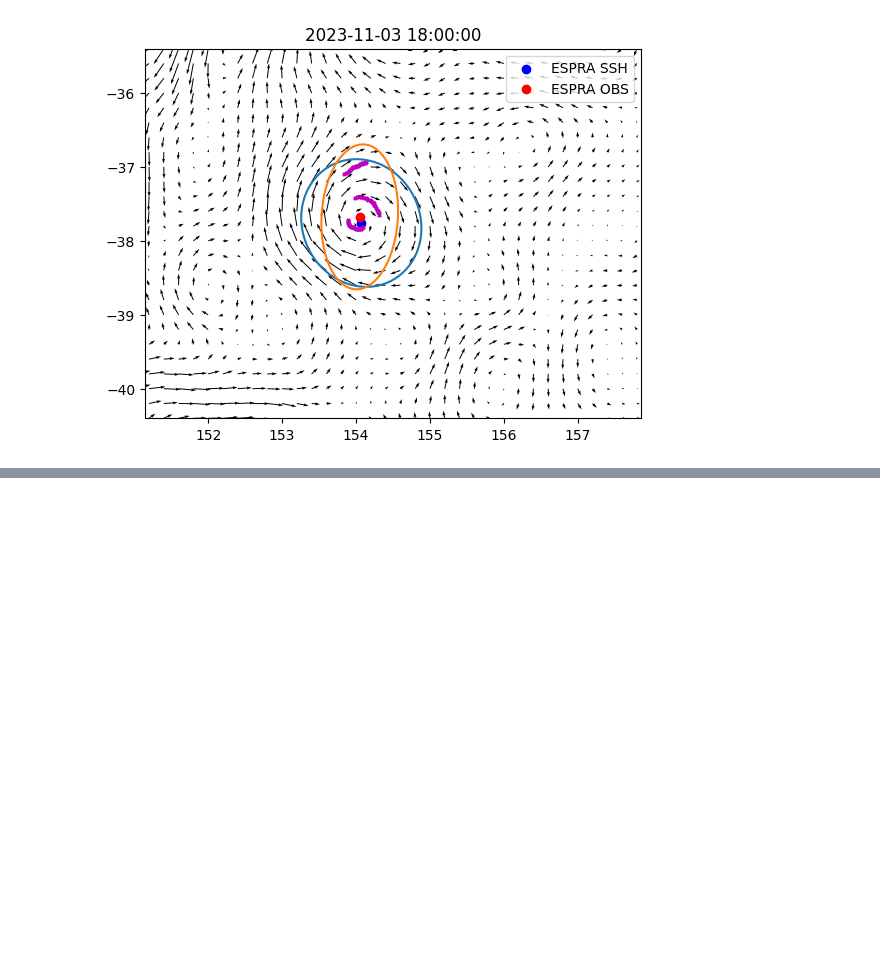
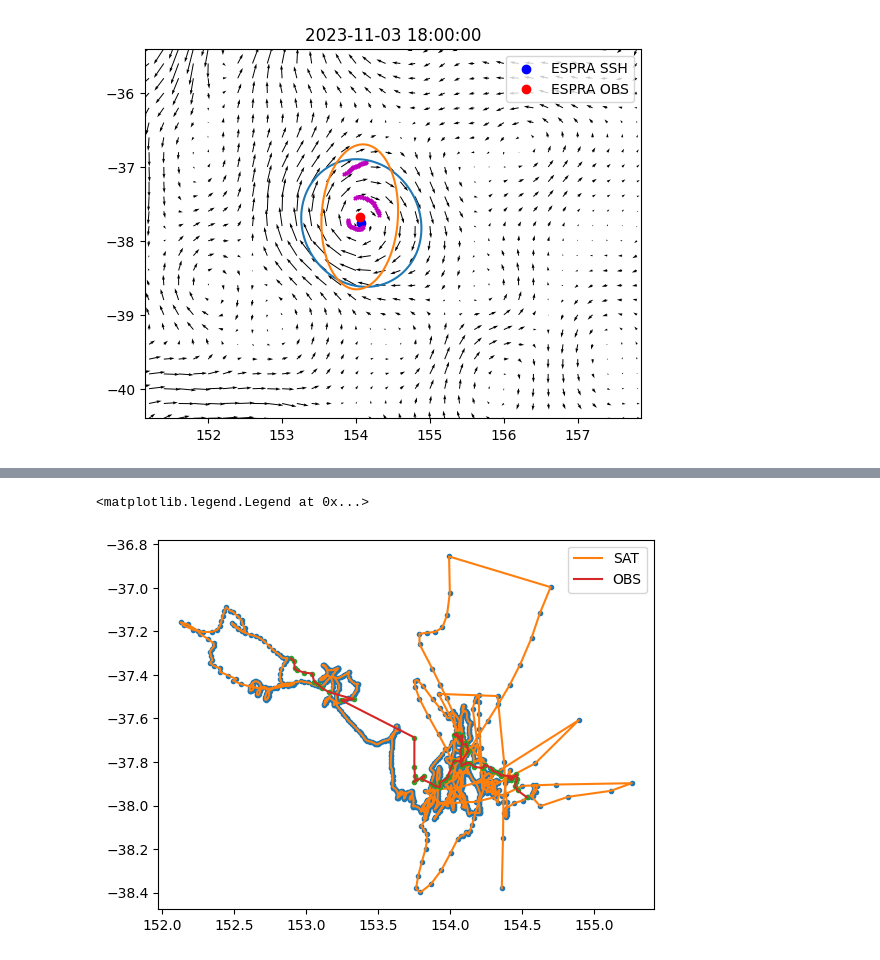
Before and after one commit to regdowse/UNSW-MRes, a Jupyter notebook: MRes/Chapter1/CE_Observation.ipynb, the cells around one changed output, grey strips where cells are left out. Cells and saved outputs as stored; diff of their text form; code cells hidden in the pictures; blank space fills up the shorter version.

```diff
--- a/MRes/Chapter1/CE_Observation.ipynb
+++ b/MRes/Chapter1/CE_Observation.ipynb
@@ -321,0 +391,18 @@ with open("Drifter_plot_data/dic_obs.pkl", "wb") as f:
+# %%
+# Use the data around the Satellite trace
+dic_obs_hrly = {}
+df_obs_trace_hrly = pd.DataFrame(columns=['x0', 'y0', 'Q', 'w', 'Time'])
+for (x0, y0, time) in zip(df_ssh_trace_time_interp['x0'], df_ssh_trace_time_interp['y0'], df_ssh_trace_time_interp['Time']):
+    R = np.hypot(x0 - df_obs_data['Lon'], y0 - df_obs_data['Lat']) < 1
+    t1 = time - pd.Timedelta(days=0.5)
+    t2 = time + pd.Timedelta(days=0.5)
+    local_obs_data = df_obs_data[(R) & (df_obs_data['Time'] >= t1) & (df_obs_data['Time'] <= t2)]
+
+    if not local_obs_data.empty:
+        xi, yi, ui, vi = local_obs_data['Lon'], local_obs_data['Lat'], local_obs_data['u'], local_obs_data['v']
+        x0_obs, y0_obs, Q_obs, w_obs = espra(xi, yi, ui, vi)
+
+        dic_obs_hrly[time] = pd.DataFrame({'xi': xi, 'yi': yi, 'ui': ui, 'vi': vi})
+
+        if np.hypot(x0 - x0_obs, y0 - y0_obs) <= 1:
+            df_obs_trace_hrly.loc[len(df_obs_trace_hrly)] = {'x0': x0_obs, 'y0': y0_obs, 'Q': Q_obs, 'w': w_obs, 'Time': time}
@@ -321,0 +425,11 @@ with open("Drifter_plot_data/dic_obs.pkl", "wb") as f:
+# %%
+plt.plot(df_obs_trace_hrly['x0'], df_obs_trace_hrly['y0'], '.')
+plt.plot(df_obs_trace_hrly['x0'], df_obs_trace_hrly['y0'], '-', label='SAT')
+
+plt.plot(df_ssh_trace['x0'], df_ssh_trace['y0'], '.')
+plt.plot(df_ssh_trace['x0'], df_ssh_trace['y0'], '-', label='OBS')
+
+plt.legend()
+# %% [output]
+<matplotlib.legend.Legend at 0x...>
+[figure, added]
```
Also changed, not shown: parts of 6 cells of this notebook.
